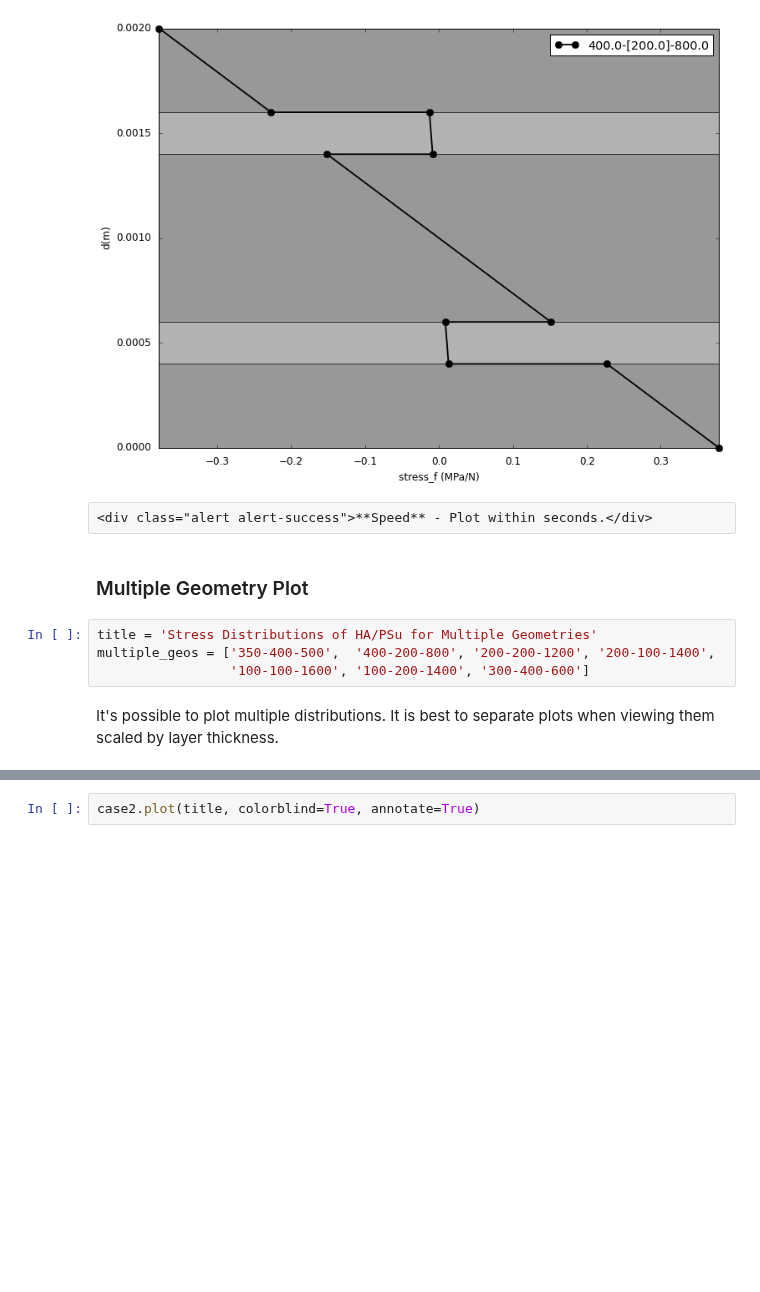
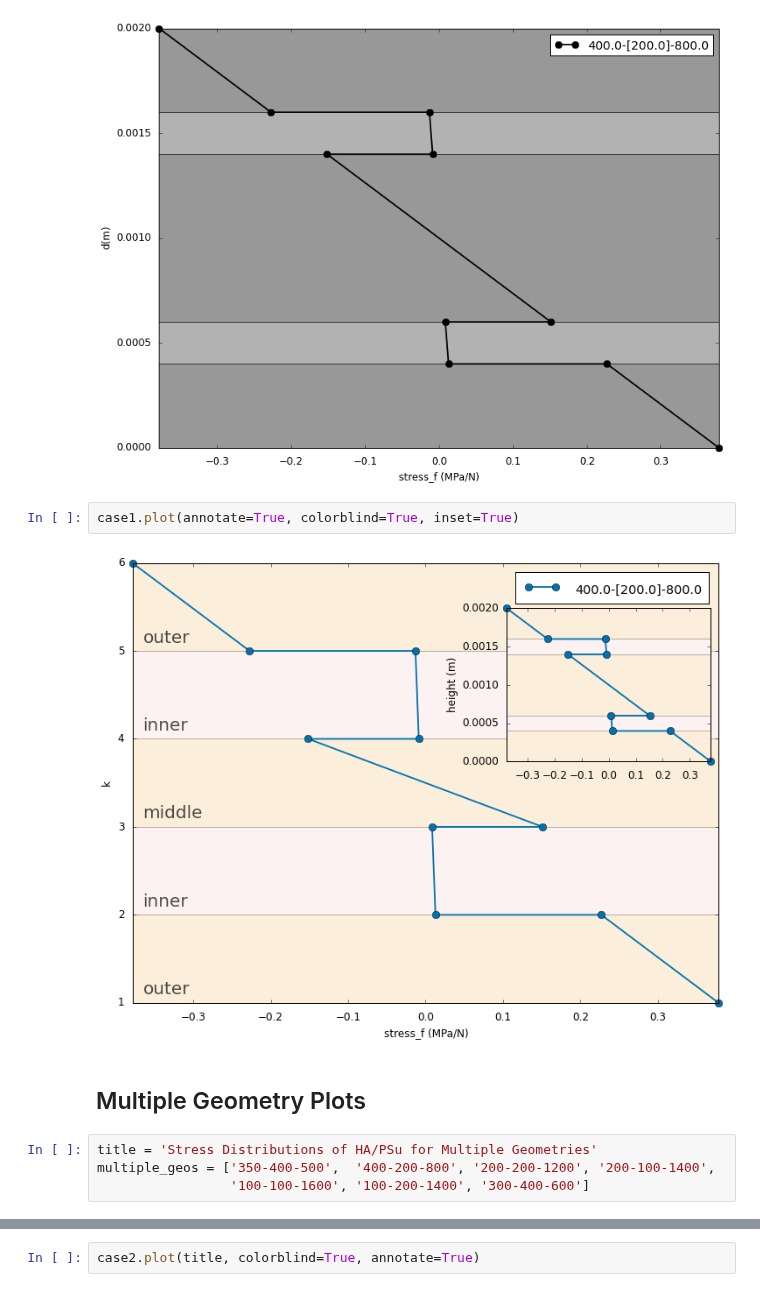
Before and after one commit to par2/lamana, a Jupyter notebook: docs/showcase.ipynb, the cells around one changed output, grey strips where cells are left out. Drawn from its saved outputs; the diff is of its cells as text; blank space fills up the shorter version.

```diff
--- a/docs/showcase.ipynb
+++ b/docs/showcase.ipynb
@@ -100,16 +62,16 @@ Grayscale color palette.
 case1.plot(normalized=False, grayscale=True)
 # %% [output]
 [figure]
-# %% [raw]
-<div class="alert alert-success">**Speed** - Plot within seconds.</div>
+# %%
+case1.plot(annotate=True, colorblind=True, inset=True)
+# %% [output]
+[figure, added]
 # %% [markdown]
-### Multiple Geometry Plot
+## Multiple Geometry Plots
 # %%
 title = 'Stress Distributions of HA/PSu for Multiple Geometries'
 multiple_geos = ['350-400-500',  '400-200-800', '200-200-1200', '200-100-1400',
                  '100-100-1600', '100-200-1400', '300-400-600']
-# %% [markdown]
-It's possible to plot multiple distributions.  It is best to separate plots when viewing them scaled by layer thickness.
 # %%
 case2 = la.distributions.Case(load_params, mat_props)      # instantiate a User Input Case Object through distributions
 case2.apply(multiple_geos)
```
Also changed, not shown: parts of 42 cells of this notebook, 10 other files.
